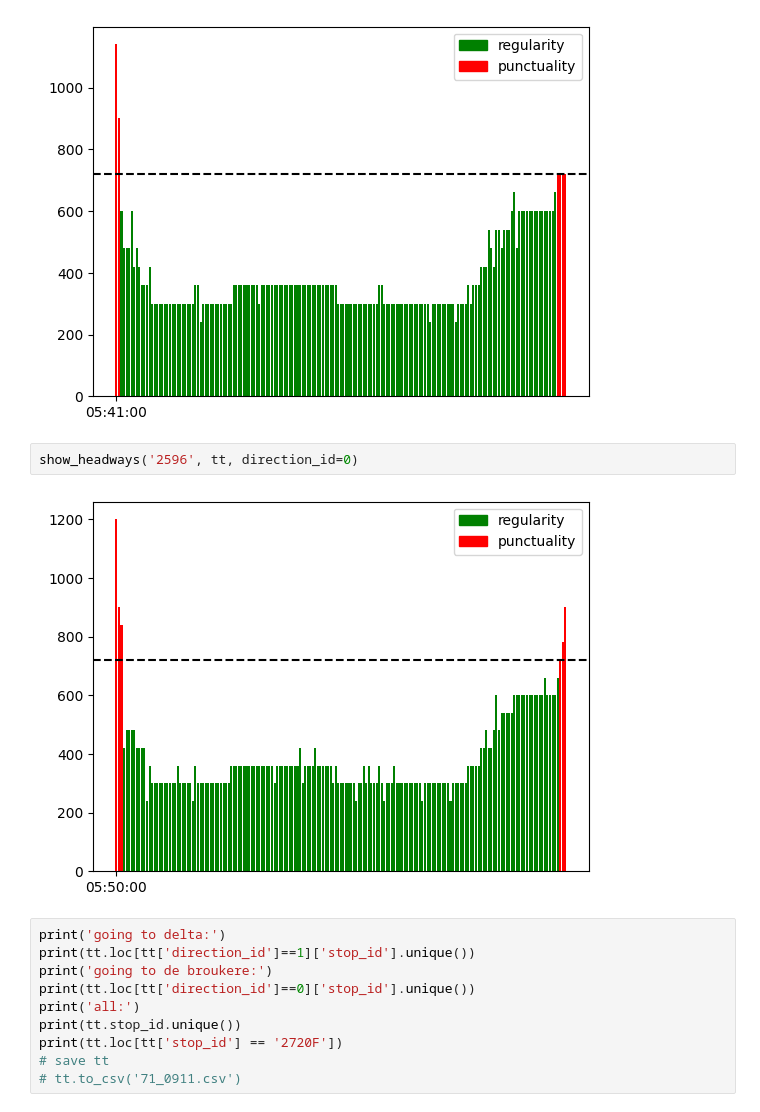
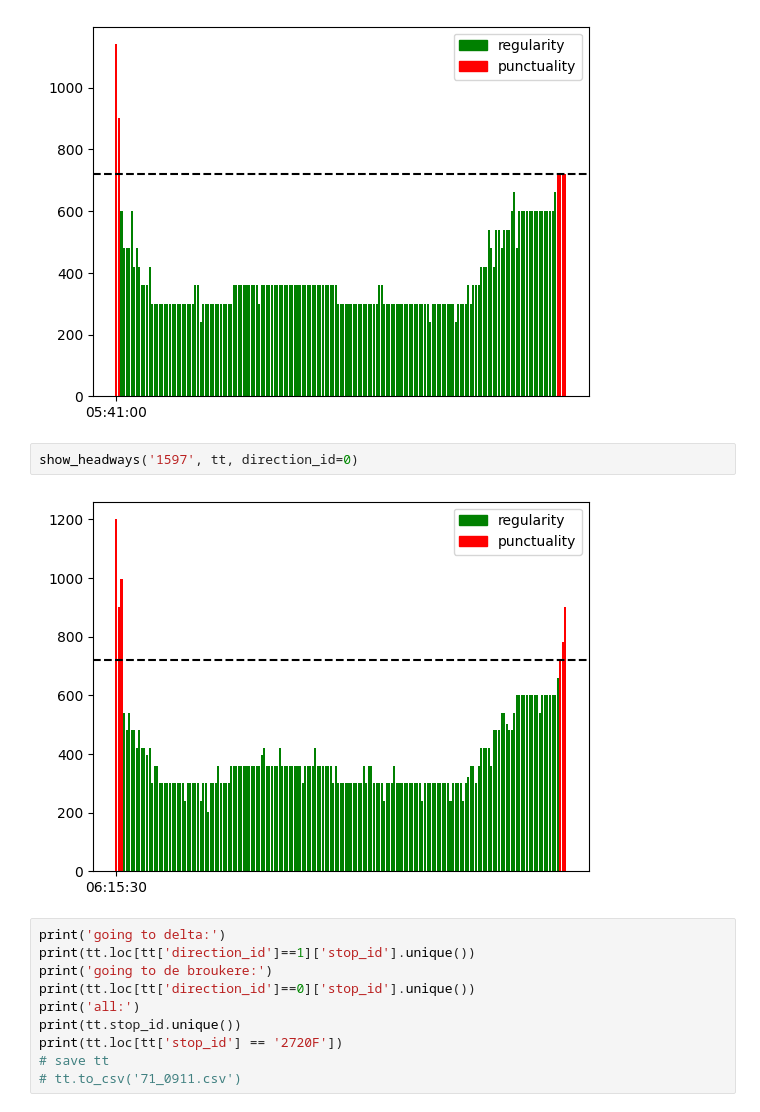
Before and after one commit to Lorenc1o/DataMining_HackMyRide, a Jupyter notebook: schedule/schedules.ipynb, the cells around one changed output. Cells and saved outputs as stored; diff of their text form.

```diff
--- a/schedule/schedules.ipynb
+++ b/schedule/schedules.ipynb
@@ -131,9 +166,9 @@ show_headways('2596', tt, direction_id=1) # 2296, 6444
 # %% [output]
 [figure]
 # %%
-show_headways('2596', tt, direction_id=0)
+show_headways('1597', tt, direction_id=0)
 # %% [output]
-[figure, old version]
+[figure, new version]
 # %%
 print('going to delta:')
 print(tt.loc[tt['direction_id']==1]['stop_id'].unique())
```
Also changed, not shown: parts of 6 cells of this notebook, 1 other file.
